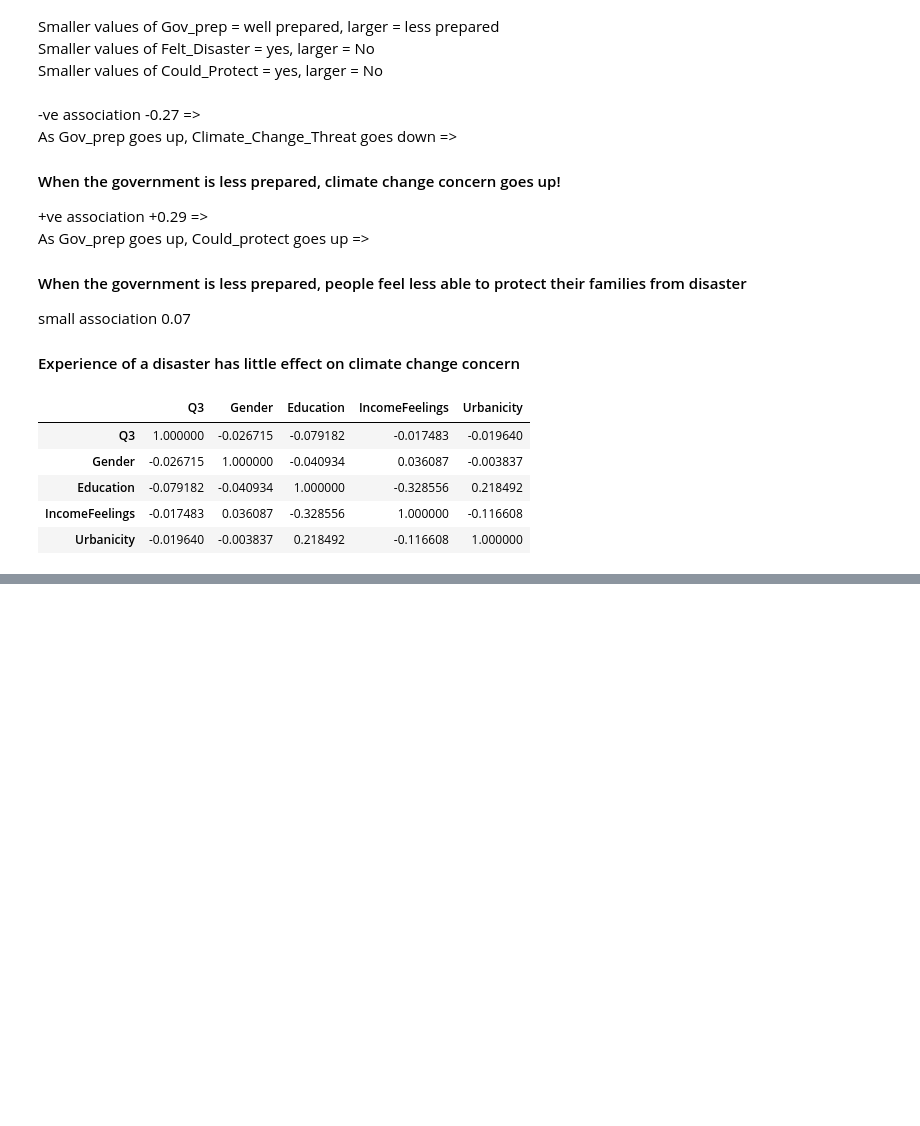
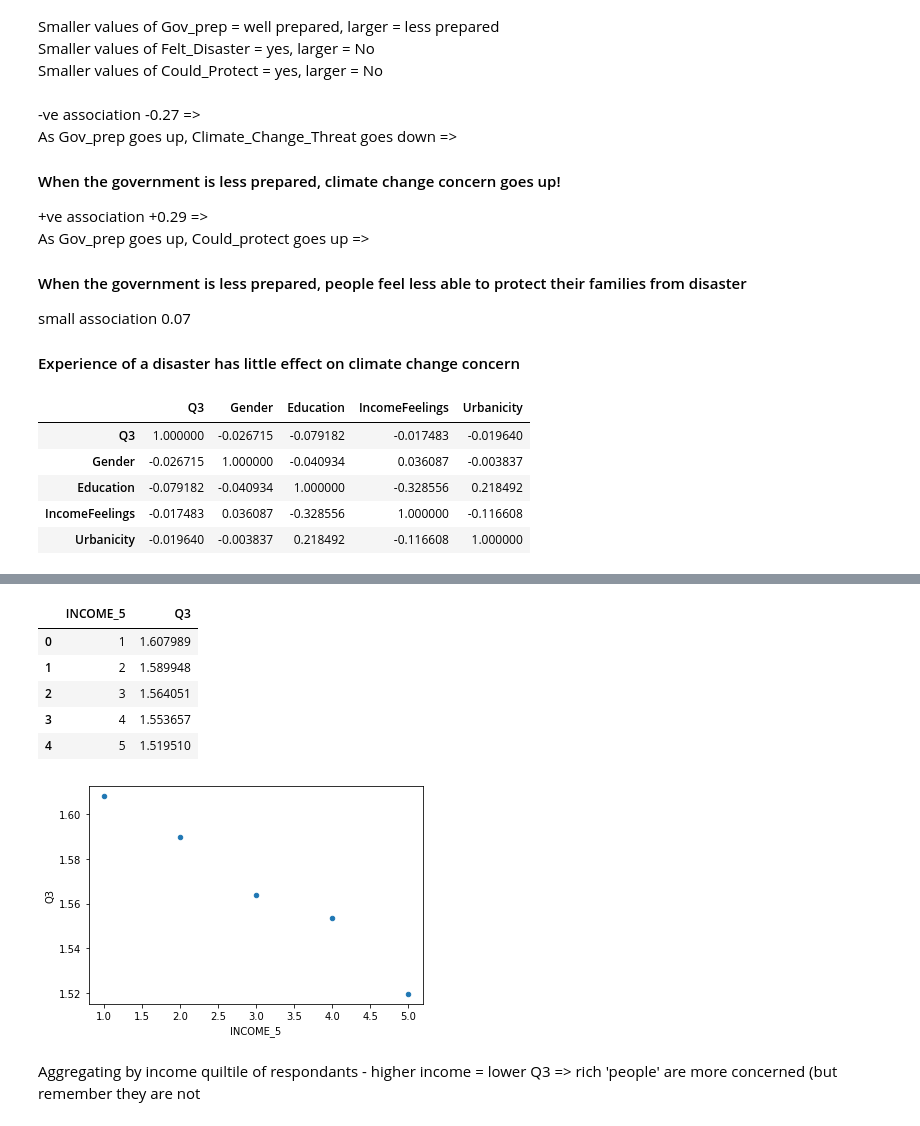
Before and after one commit to rudyarthur/world_risk_poll, a Jupyter notebook: WRP_stats.ipynb, the cells around one changed output, grey strips where cells are left out. Saved outputs shown, nothing was run; the diff lists cells and outputs as text; code cells hidden in the pictures; blank space fills up the shorter version.

```diff
--- a/WRP_stats.ipynb
+++ b/WRP_stats.ipynb
@@ -175,0 +198,14 @@ We must be very careful about the **ecological fallacy** here i.e. this does not
+# %%
+country_quintile = data[['Q3','INCOME_5']].replace(" ", 100).astype({"INCOME_5":int}).query( "Q3 < 98 & INCOME_5 < 100" ).groupby('INCOME_5', as_index=False, sort=True).mean()
+country_quintile.plot.scatter(x="INCOME_5",y="Q3")
+country_quintile
+# %% [output]
+|  | INCOME_5 | Q3 |
+| 0 | 1 | 1.607989 |
+| 1 | 2 | 1.589948 |
+| 2 | 3 | 1.564051 |
+| 3 | 4 | 1.553657 |
+| 4 | 5 | 1.519510 |
+[figure, added]
+# %% [markdown]
+Aggregating by income quiltile of respondants - higher income = lower Q3 => rich 'people' are more concerned (but remember they are not
```
Also changed, not shown: parts of 7 cells of this notebook.
